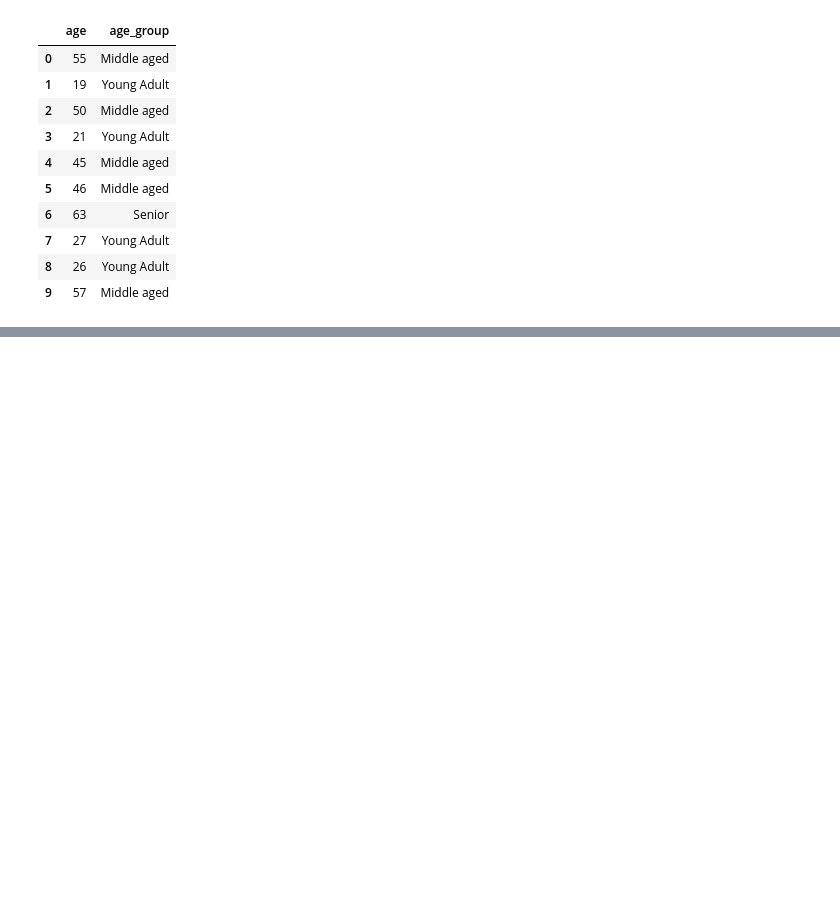
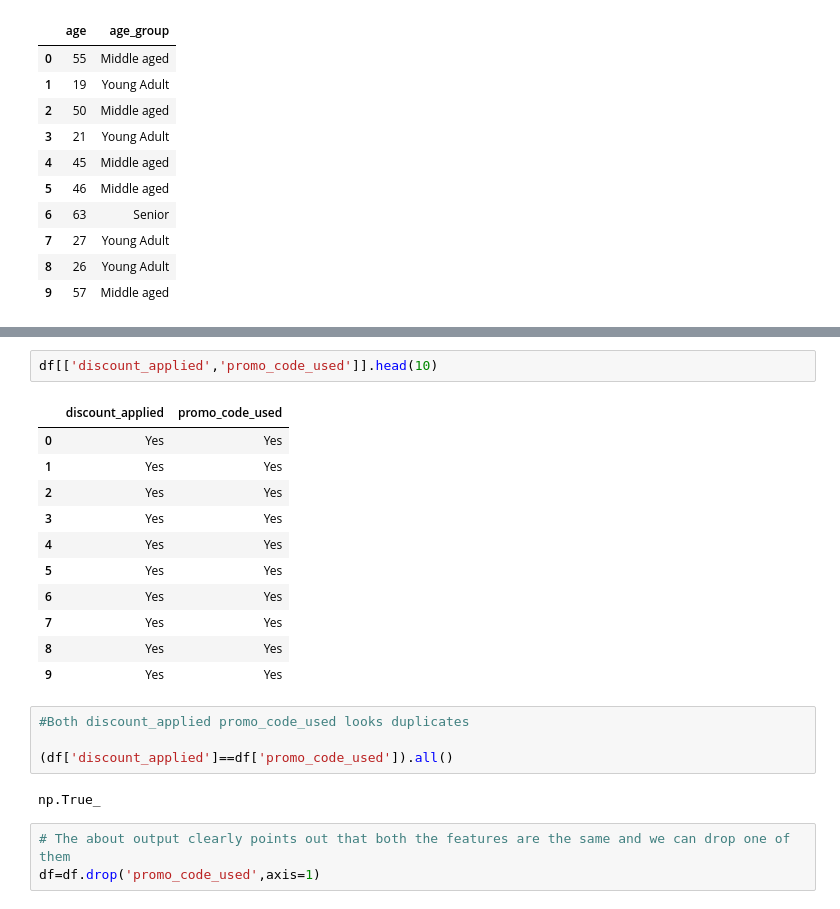
Before and after one commit to mnakhil/customer_shopping_behaviour_analysis, a Jupyter notebook: notebook/EDA.ipynb, the cells around one changed output, grey strips where cells are left out. Cells and saved outputs as stored; diff of their text form; blank space fills up the shorter version.

```diff
--- a/notebook/EDA.ipynb
+++ b/notebook/EDA.ipynb
@@ -163,0 +217,23 @@ df[['age','age_group']].head(10)
+# %%
+df[['discount_applied','promo_code_used']].head(10)
+# %% [output]
+|  | discount_applied | promo_code_used |
+| 0 | Yes | Yes |
+| 1 | Yes | Yes |
+| 2 | Yes | Yes |
+| 3 | Yes | Yes |
+| 4 | Yes | Yes |
+| 5 | Yes | Yes |
+| 6 | Yes | Yes |
+| 7 | Yes | Yes |
+| 8 | Yes | Yes |
+| 9 | Yes | Yes |
+# %%
+#Both discount_applied promo_code_used looks duplicates
+
+(df['discount_applied']==df['promo_code_used']).all()
+# %% [output]
+np.True_
+# %%
+# The about output clearly points out that both the features are the same and we can drop one of them
+df=df.drop('promo_code_used',axis=1)
```
Also changed, not shown: parts of 3 cells of this notebook.
